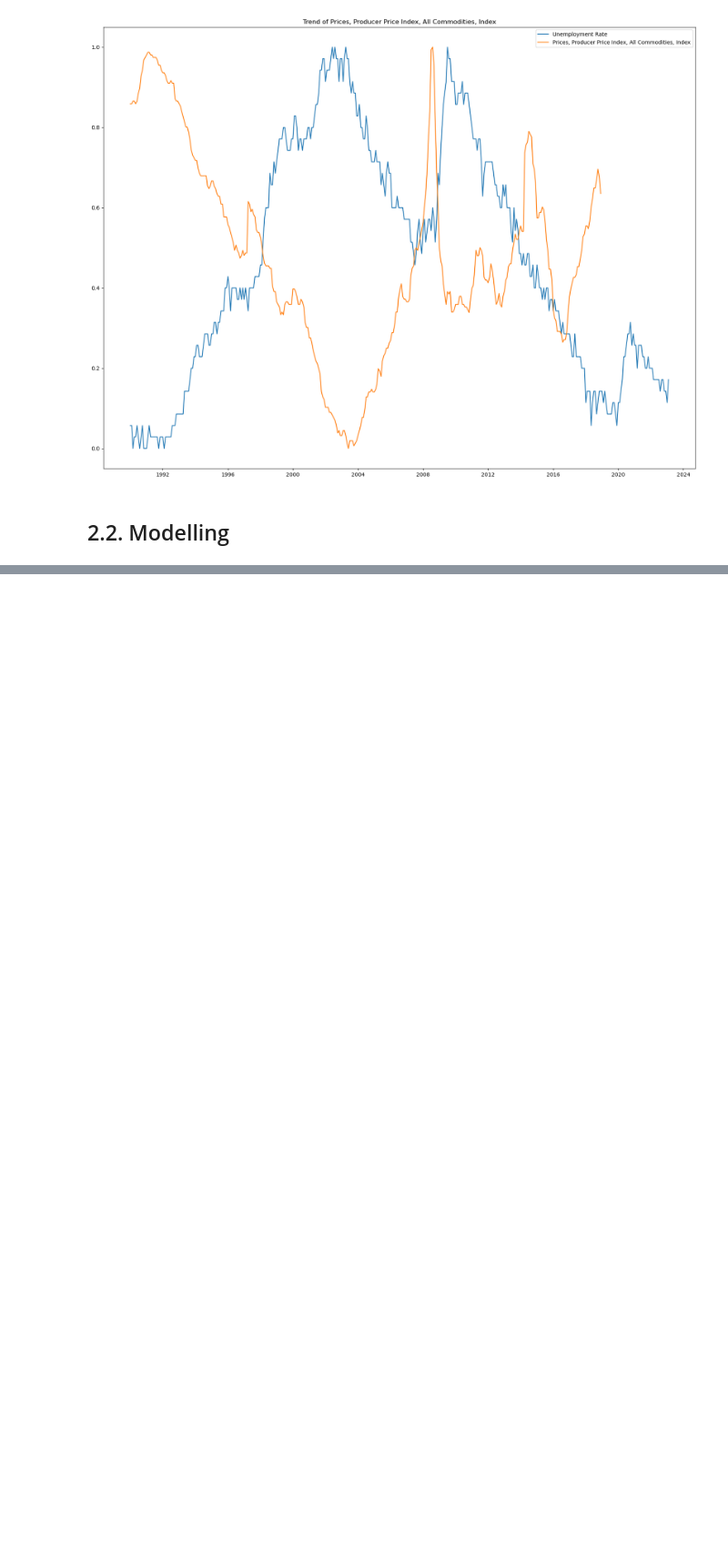
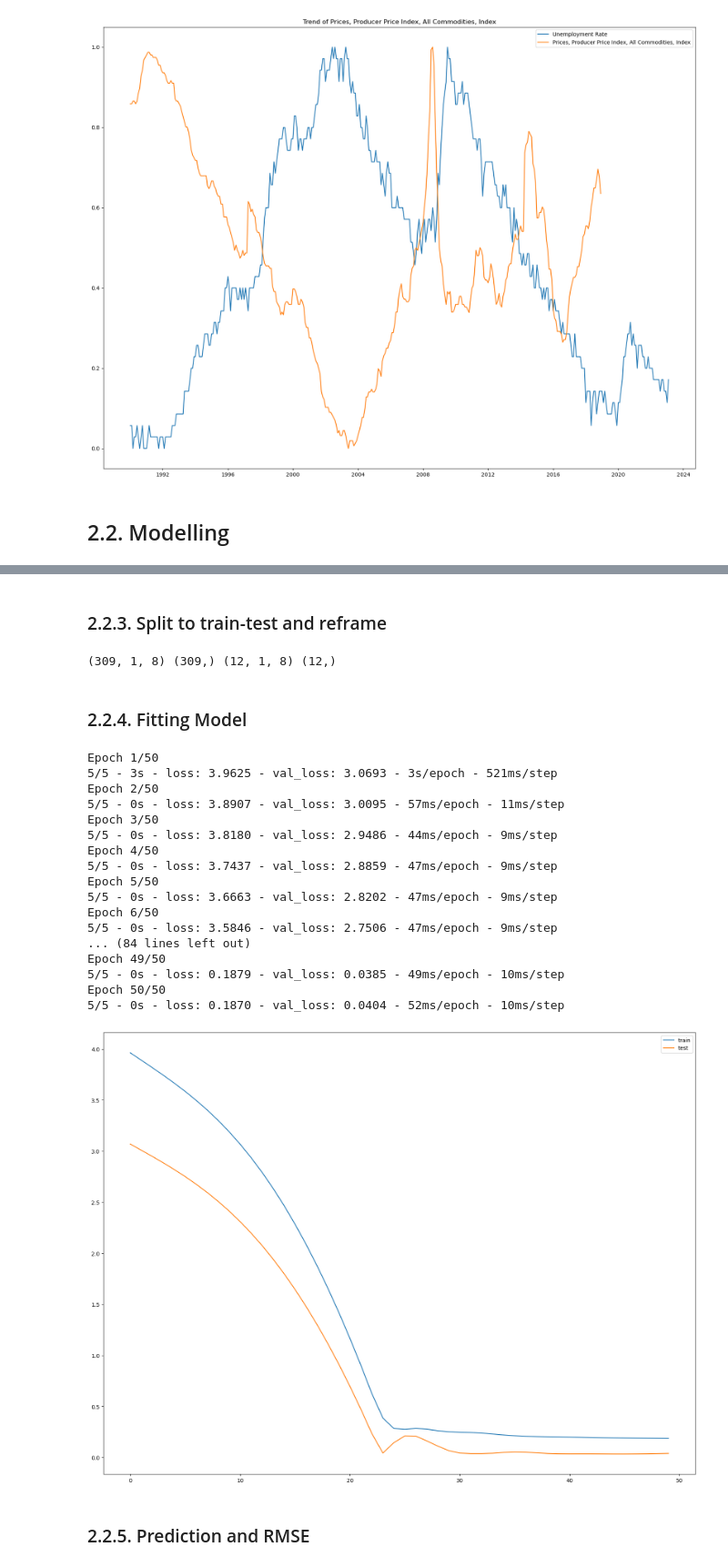
Before and after one commit to AnkitApurv/hackathon23_somnolence, a Jupyter notebook: benchmark/Japan_Unemployment_Rate.ipynb, the cells around one changed output, grey strips where cells are left out. Shown at 91% size. Cells and saved outputs as stored; diff of their text form; code cells hidden in the pictures; blank space fills up the shorter version.

```diff
--- a/benchmark/Japan_Unemployment_Rate.ipynb
+++ b/benchmark/Japan_Unemployment_Rate.ipynb
@@ -271,0 +338,2 @@ for col in feature_col:
+# %%
+reframed_dataset = series_to_supervised(df_MRD_scaled, 4, 4)
@@ -271,0 +342,6 @@ for col in feature_col:
+# %%
+reframed_dataset_final=reframed_dataset[['var4(t-1)','var5(t-1)','var6(t-1)','var7(t-1)',
+                                         'var8(t-1)','var8(t-2)','var8(t-3)','var8(t-4)']]
+
+reframed_dataset_final=pd.merge(reframed_dataset_final, df_MRD[['Value']], left_index=True, right_index=True, how='left')
+reframed_dataset_final
@@ -271,0 +363,55 @@ for col in feature_col:
+# %% [markdown]
+### 2.2.3. Split to train-test and reframe
+# %%
+reframed_dataset_final=reframed_dataset_final.values
+
+train_limit=reframed_dataset_final.shape[0]-12
+
+train_X=reframed_dataset_final[0:train_limit,:-1]
+train_Y=reframed_dataset_final[0:train_limit,-1]
+
+test_X=reframed_dataset_final[train_limit:,:-1]
+test_Y=reframed_dataset_final[train_limit:,-1]
+# %%
+# reshape input to be 3D [samples, timesteps, features]
+train_X = train_X.reshape((train_X.shape[0], 1, train_X.shape[1]))
+test_X = test_X.reshape((test_X.shape[0], 1, test_X.shape[1]))
+print(train_X.shape, train_Y.shape, test_X.shape, test_Y.shape)
+# %% [output]
+(309, 1, 8) (309,) (12, 1, 8) (12,)
+# %% [markdown]
+### 2.2.4. Fitting Model
+# %%
+# design network
+model = Sequential()
+model.add(LSTM(50, input_shape=(train_X.shape[1], train_X.shape[2])))
+model.add(Dense(1))
+model.compile(loss='mae', optimizer='adam')
+# fit network
+history = model.fit(train_X, train_Y, epochs=50, batch_size=72, validation_data=(test_X, test_Y), verbose=2, shuffle=False)
+# plot history
+pyplot.plot(history.history['loss'], label='train')
+pyplot.plot(history.history['val_loss'], label='test')
+pyplot.legend()
+pyplot.show()
+# %% [output]
+Epoch 1/50
+5/5 - 3s - loss: 3.9625 - val_loss: 3.0693 - 3s/epoch - 521ms/step
+Epoch 2/50
+5/5 - 0s - loss: 3.8907 - val_loss: 3.0095 - 57ms/epoch - 11ms/step
+Epoch 3/50
+5/5 - 0s - loss: 3.8180 - val_loss: 2.9486 - 44ms/epoch - 9ms/step
+Epoch 4/50
+5/5 - 0s - loss: 3.7437 - val_loss: 2.8859 - 47ms/epoch - 9ms/step
+Epoch 5/50
+5/5 - 0s - loss: 3.6663 - val_loss: 2.8202 - 47ms/epoch - 9ms/step
+Epoch 6/50
+5/5 - 0s - loss: 3.5846 - val_loss: 2.7506 - 47ms/epoch - 9ms/step
+... (84 lines left out)
+Epoch 49/50
+5/5 - 0s - loss: 0.1879 - val_loss: 0.0385 - 49ms/epoch - 10ms/step
+Epoch 50/50
+5/5 - 0s - loss: 0.1870 - val_loss: 0.0404 - 52ms/epoch - 10ms/step
+[figure, added]
+# %% [markdown]
+### 2.2.5. Prediction and RMSE
```
Also changed, not shown: parts of 24 cells of this notebook.
